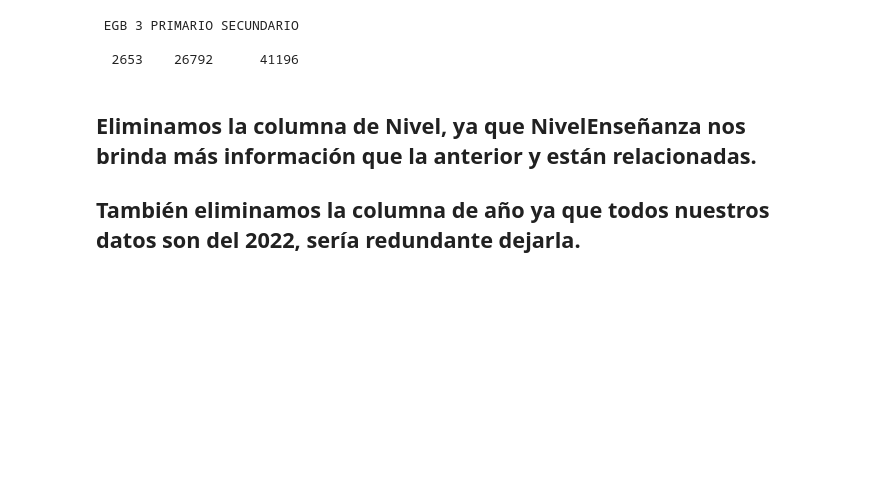
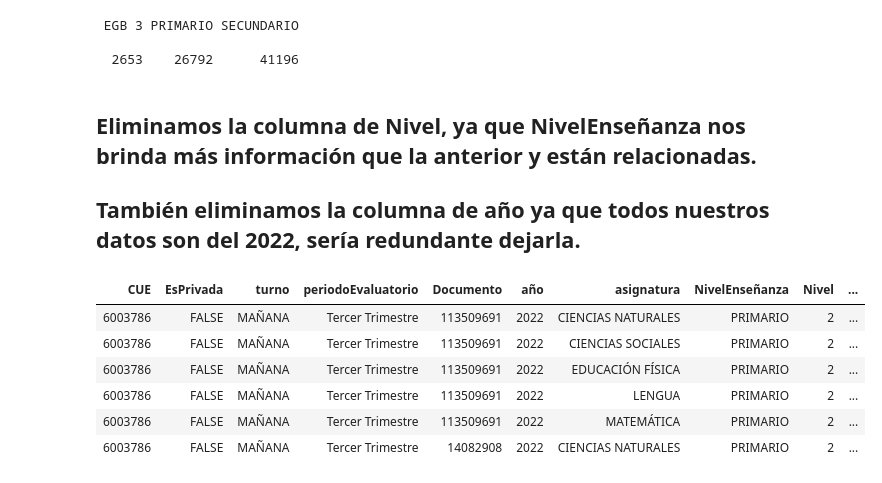
Before and after one commit to Nefertumm/EDM_2023, a Jupyter notebook: Dataset_escuelas/TP2.ipynb, the cells around one changed output. Saved outputs shown, nothing was run; the diff lists cells and outputs as text; code cells hidden in the pictures; blank space fills up the shorter version.

```diff
--- a/Dataset_escuelas/TP2.ipynb
+++ b/Dataset_escuelas/TP2.ipynb
@@ -56,3 +49,13 @@ ftable(dataset$NivelEnseñanza)
 # %% [markdown]
 ## Eliminamos la columna de Nivel, ya que NivelEnseñanza nos brinda más información que la anterior y están relacionadas.
 ## También eliminamos la columna de año ya que todos nuestros datos son del 2022, sería redundante dejarla.
+# %%
+head(dataset)
+# %% [output]
+| CUE | EsPrivada | turno | periodoEvaluatorio | Documento | año | asignatura | NivelEnseñanza | Nivel | ... |
+| 6003786 | FALSE | MAÑANA | Tercer Trimestre | 113509691 | 2022 | CIENCIAS NATURALES | PRIMARIO | 2 | ... |
+| 6003786 | FALSE | MAÑANA | Tercer Trimestre | 113509691 | 2022 | CIENCIAS SOCIALES | PRIMARIO | 2 | ... |
+| 6003786 | FALSE | MAÑANA | Tercer Trimestre | 113509691 | 2022 | EDUCACIÓN FÍSICA | PRIMARIO | 2 | ... |
+| 6003786 | FALSE | MAÑANA | Tercer Trimestre | 113509691 | 2022 | LENGUA | PRIMARIO | 2 | ... |
+| 6003786 | FALSE | MAÑANA | Tercer Trimestre | 113509691 | 2022 | MATEMÁTICA | PRIMARIO | 2 | ... |
+| 6003786 | FALSE | MAÑANA | Tercer Trimestre | 14082908 | 2022 | CIENCIAS NATURALES | PRIMARIO | 2 | ... |
```
Also changed, not shown: parts of 36 cells of this notebook, 3 other files.
